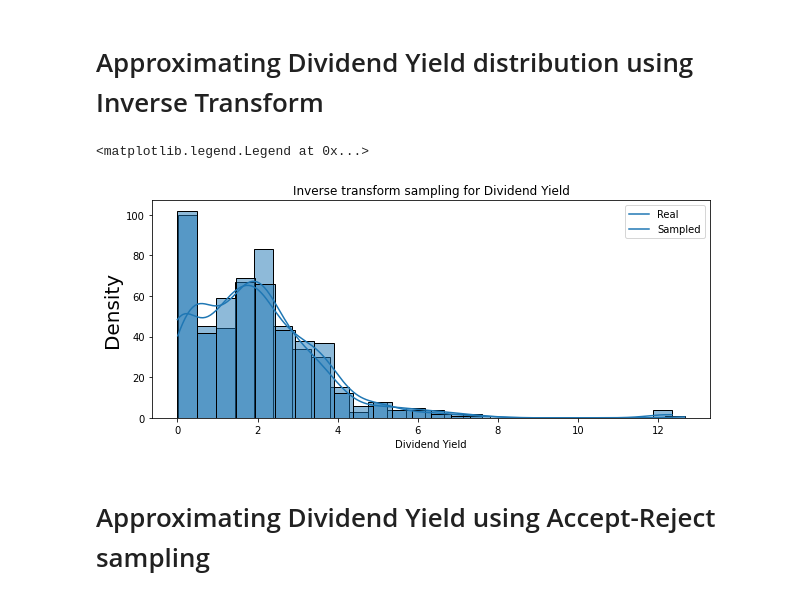
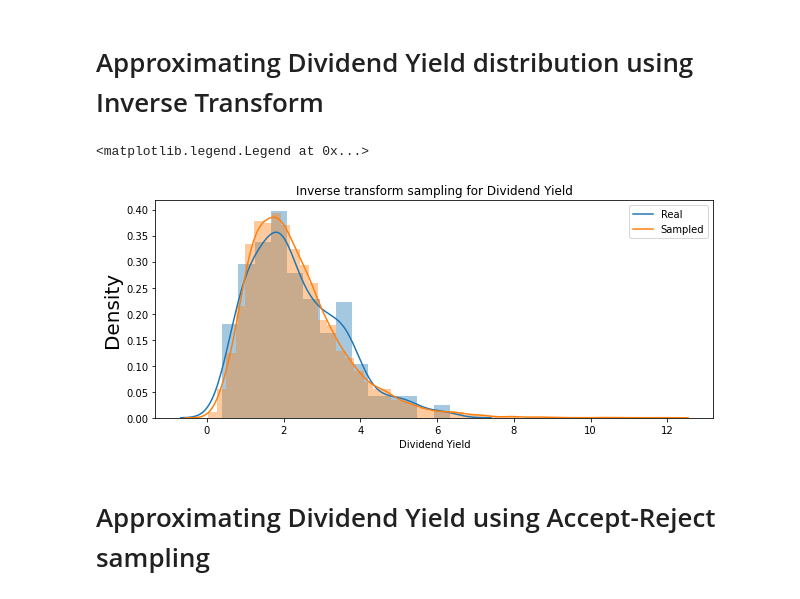
Before and after one commit to morkovka1337/multidimensional_data_processing, a Jupyter notebook: task3_BAMT.ipynb, the cells around one changed output. Drawn from its saved outputs; the diff is of its cells as text; code cells hidden in the pictures.

Commit message:
upd inverse sampling

```diff
--- a/task3_BAMT.ipynb
+++ b/task3_BAMT.ipynb
@@ -77,0 +51,19 @@ plt.legend(['Real', 'Sampled'])
+# %%
+def inverse_transform_sampling(n, dist, param):
+    gen = np.random.uniform(size=n)
+    rv = dist(*param)
+    return rv.ppf(gen)
+
+
+params_price = st.lognorm.fit(data['Price'])
+sampled_price = inverse_transform_sampling(10000, st.lognorm, params_price)
+
+
+plt.figure(figsize=(10, 4))
+sns.distplot(data['Price'], kde=True, label='initial data',)
+sns.distplot(sampled_price, kde=True, norm_hist=True, label='sampled data')
+
+
+plt.ylabel('Density', fontsize=20)
+plt.title('Inverse transform sampling for Price')
+plt.legend(['Real', 'Sampled'])
@@ -141,17 +136,24 @@ Efficiency: 0.176
 # %% [markdown]
 # Approximating Dividend Yield distribution using Inverse Transform
 # %%
+# same preprocessing as in lab 1
+div_yield = data['Dividend Yield']
+div_yield = div_yield[div_yield.between(div_yield.quantile(0.2), div_yield.quantile(.99))].reset_index(drop=True)
+params_div_yield = st.lognorm.fit(div_yield)
+sampled_div_yield = inverse_transform_sampling(10000, st.lognorm, params_div_yield)
 
-inverse = inv_trans_sampling(data['Dividend Yield'], len(data))
+
 plt.figure(figsize=(10, 4))
-sns.histplot(inverse, kde=True)
-sns.histplot(data['Dividend Yield'], kde=True)
+sns.distplot(div_yield, kde=True, label='initial data',)
+sns.distplot(sampled_div_yield, kde=True, norm_hist=True, label='sampled data')
+
+
 plt.ylabel('Density', fontsize=20)
 plt.title('Inverse transform sampling for Dividend Yield')
 plt.legend(['Real', 'Sampled'])
 # %% [output]
 <matplotlib.legend.Legend at 0x...>
-[figure, old version]
+[figure, new version]
 # %% [markdown]
 # Approximating Dividend Yield using Accept-Reject sampling
 # %%
```
Also changed, not shown: parts of 3 cells of this notebook.
